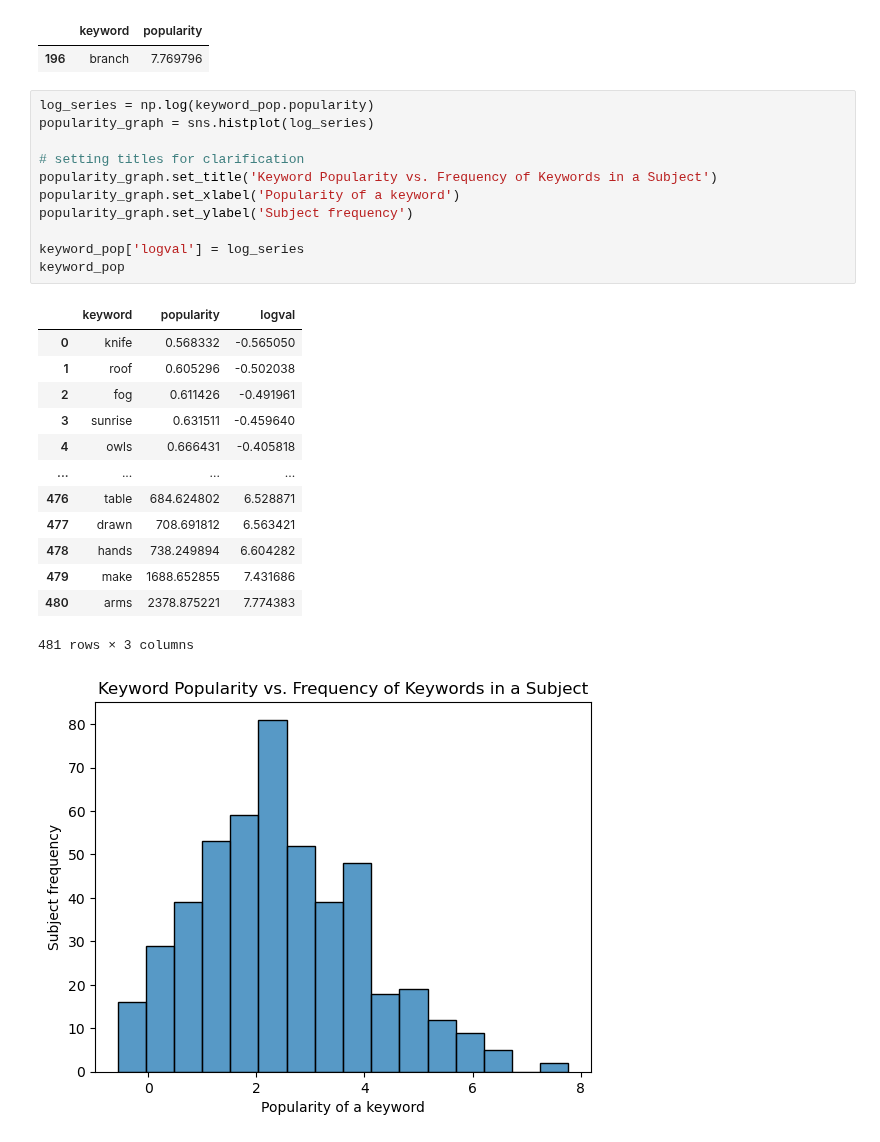
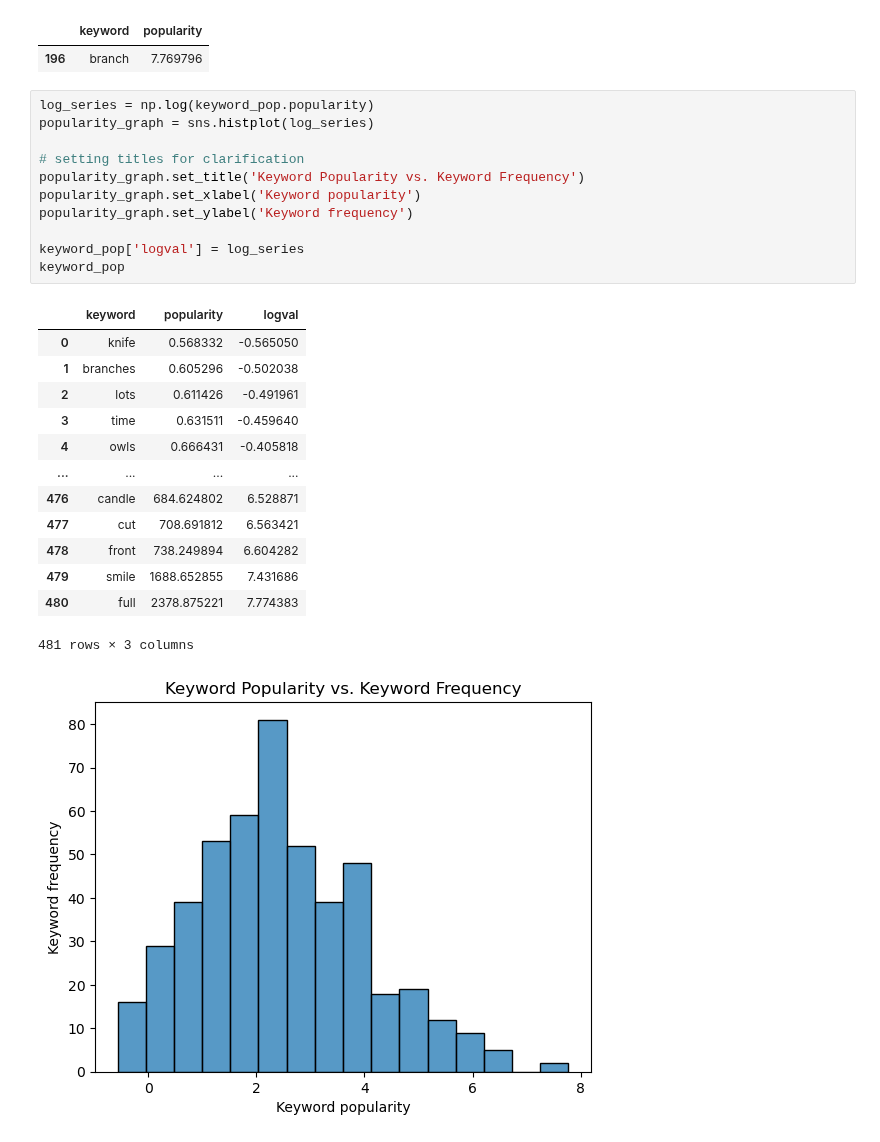
Before and after one commit to nuageux/Caption-to-Popularity, a Jupyter notebook: EDACheckpoint_group3.ipynb, the cells around one changed output. Drawn from its saved outputs; the diff is of its cells as text.

Commit message:
added graph descriptions

```diff
--- a/EDACheckpoint_group3.ipynb
+++ b/EDACheckpoint_group3.ipynb
@@ -441,27 +441,27 @@ keyword_pop.loc[keyword_pop['keyword'] == 'branch']
 # %%
 log_series = np.log(keyword_pop.popularity)
 popularity_graph = sns.histplot(log_series)
 
 # setting titles for clarification
-popularity_graph.set_title('Keyword Popularity vs. Frequency of Keywords in a Subject')
-popularity_graph.set_xlabel('Popularity of a keyword')
-popularity_graph.set_ylabel('Subject frequency')
+popularity_graph.set_title('Keyword Popularity vs. Keyword Frequency')
+popularity_graph.set_xlabel('Keyword popularity')
+popularity_graph.set_ylabel('Keyword frequency')
 
 keyword_pop['logval'] = log_series
 keyword_pop
 # %% [output]
 |  | keyword | popularity | logval |
 | 0 | knife | 0.568332 | -0.565050 |
-| 1 | roof | 0.605296 | -0.502038 |
-| 2 | fog | 0.611426 | -0.491961 |
-| 3 | sunrise | 0.631511 | -0.459640 |
+| 1 | branches | 0.605296 | -0.502038 |
+| 2 | lots | 0.611426 | -0.491961 |
+| 3 | time | 0.631511 | -0.459640 |
 | 4 | owls | 0.666431 | -0.405818 |
 | ... | ... | ... | ... |
-| 476 | table | 684.624802 | 6.528871 |
-| 477 | drawn | 708.691812 | 6.563421 |
-| 478 | hands | 738.249894 | 6.604282 |
-| 479 | make | 1688.652855 | 7.431686 |
-| 480 | arms | 2378.875221 | 7.774383 |
+| 476 | candle | 684.624802 | 6.528871 |
+| 477 | cut | 708.691812 | 6.563421 |
+| 478 | front | 738.249894 | 6.604282 |
+| 479 | smile | 1688.652855 | 7.431686 |
+| 480 | full | 2378.875221 | 7.774383 |
 481 rows × 3 columns
-[figure, old version]
+[figure, new version]
 # %% [markdown]
```
Also changed, not shown: parts of 5 cells of this notebook.
